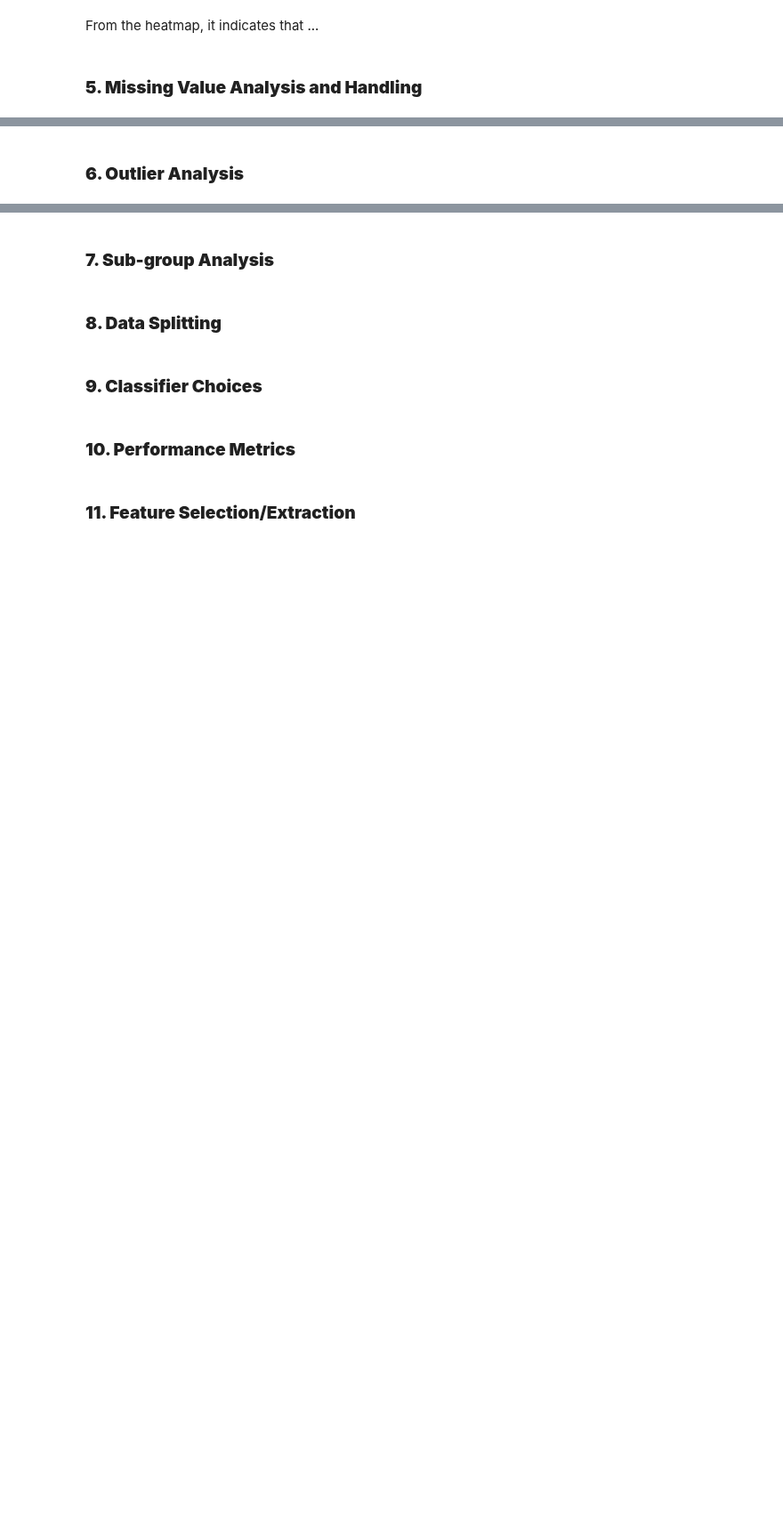
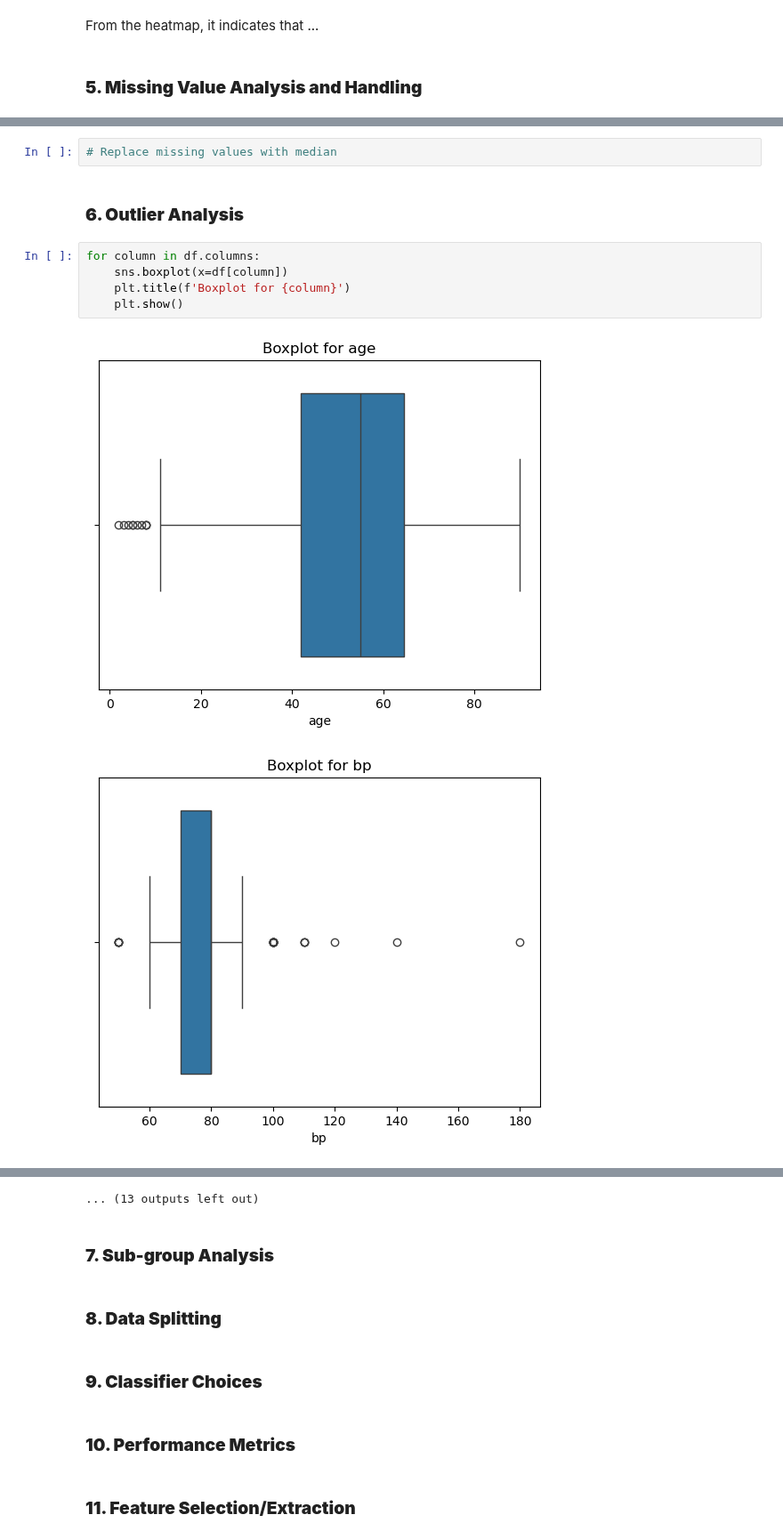
Before and after one commit to Barkesty/Project-Chronic-Kidney-Disease-Classification-Challenge, a Jupyter notebook: project.ipynb, the cells around one changed output, grey strips where cells are left out. Shown at 89% size. Cells and saved outputs as stored; diff of their text form; blank space fills up the shorter version.

Commit message:
missing value+outlier

```diff
--- a/project.ipynb
+++ b/project.ipynb
@@ -214,2 +263,12 @@ From the heatmap, it indicates that ...
+# %%
+# Replace missing values with median
 # %% [markdown]
 ### **6. Outlier Analysis**
+# %%
+for column in df.columns:
+    sns.boxplot(x=df[column])
+    plt.title(f'Boxplot for {column}')
+    plt.show()
+# %% [output]
+[figure, added]
+[figure, added]
@@ -216,3 +285,4 @@ From the heatmap, it indicates that ...
+... (13 outputs left out)
 # %% [markdown]
 ### **7. Sub-group Analysis**
 # %% [markdown]
```
Also changed, not shown: parts of 9 cells of this notebook.
